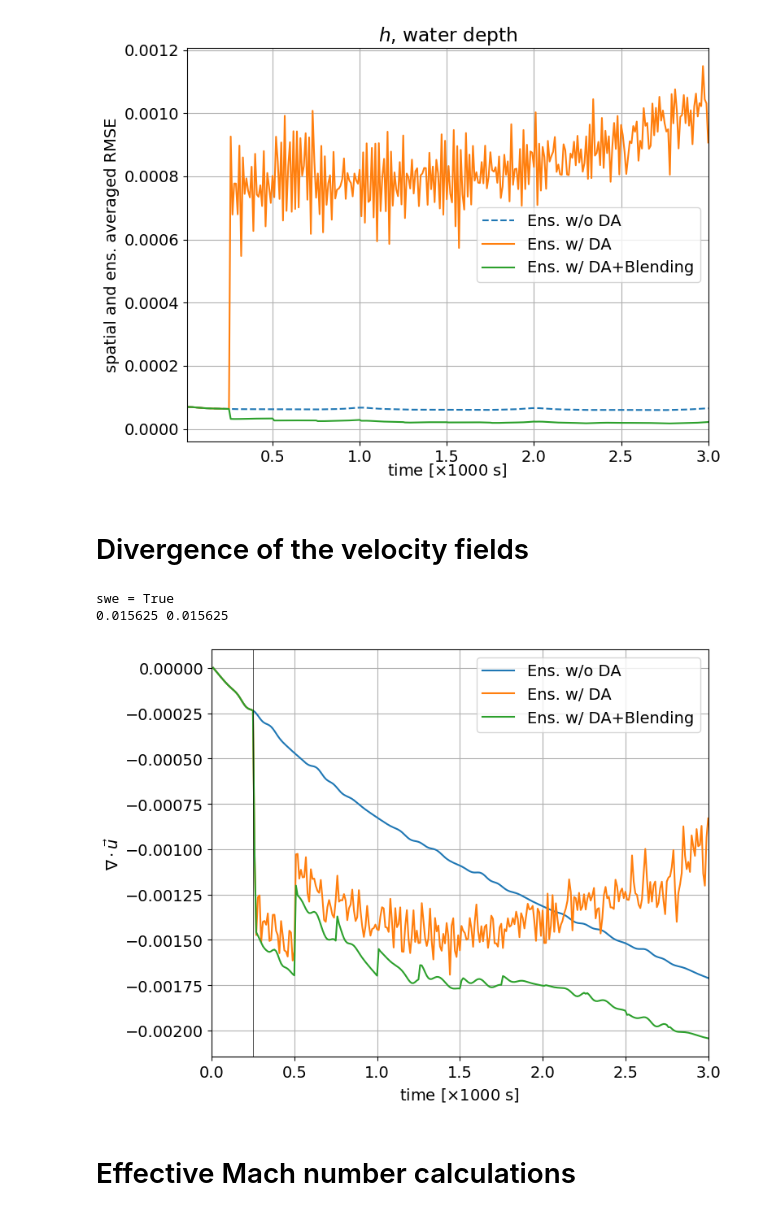
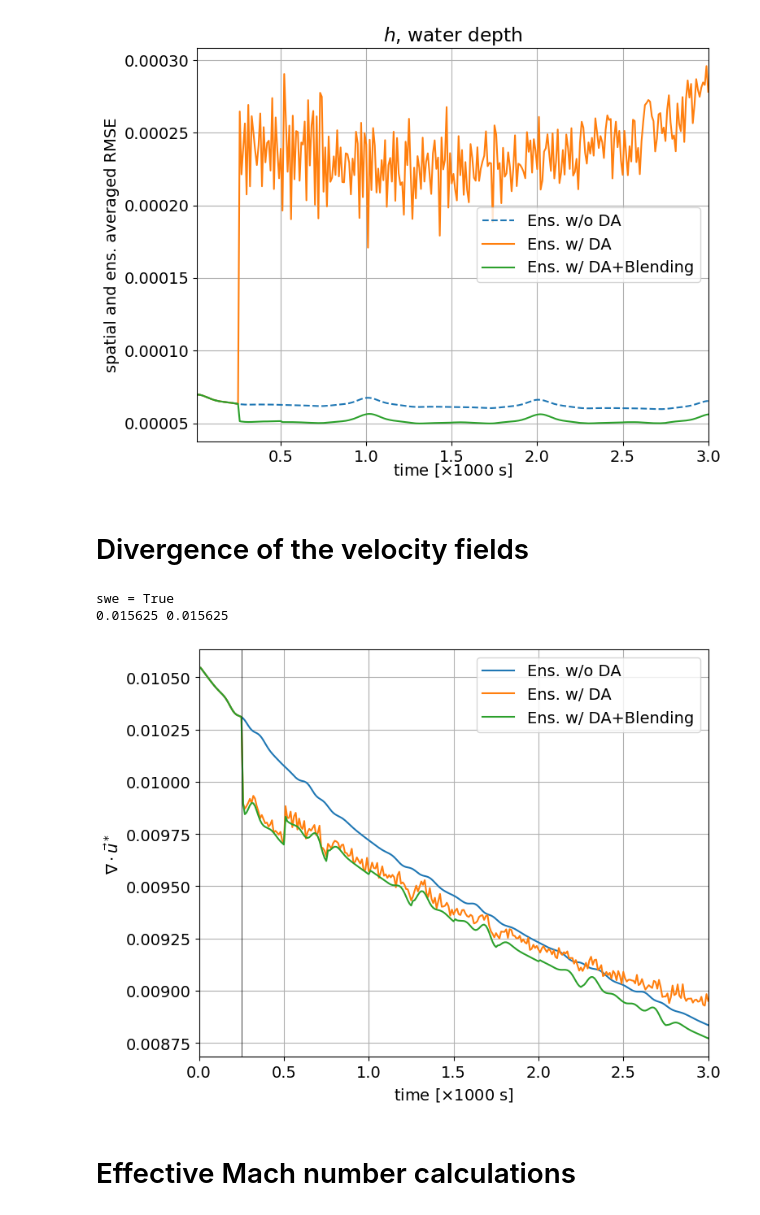
Before and after one commit to ray-chew/pyBELLA, a Jupyter notebook: visualiser_debugger/scale_analysis.ipynb, the cells around one changed output. Cells and saved outputs as stored; diff of their text form; code cells hidden in the pictures.

```diff
--- a/visualiser_debugger/scale_analysis.ipynb
+++ b/visualiser_debugger/scale_analysis.ipynb
@@ -90,7 +90,8 @@ for i,attribute in enumerate(attributes):
     gt = 'n' if attribute == 'p2_nodes' else 'c'
 
     if swe:
-        ens_noda_suffix = 'pp_tra_ip_nonorm_ib-0'
+#         ens_noda_suffix = 'pp_tra_ip_nonorm_ib-0'
+        ens_noda_suffix = 'noda_ib-0'
     else:
         ens_noda_suffix = 'debug_%s_noda_ib-0' %typ
     ens_noda_label = 'Ens. w/o DA'
@@ -99,7 +100,8 @@ for i,attribute in enumerate(attributes):
     obs_attrs = 'rhou_rhow' if swe else 'rhou_rhov'
     tags = 's10p'
     if swe:
-        ens_1_suffix = 'wdawloc_%s_debug_letkf_%s_ib-0' %(obs_attrs,tags)
+#         ens_1_suffix = 'wdawloc_%s_debug_letkf_%s_ib-0' %(obs_attrs,tags)
+        ens_1_suffix = 'wdawloc_%s_wda_ib-0' %(obs_attrs)
     else:
         ens_1_suffix = 'wdawloc_%s_debug_%s_%s_ib-0' %(obs_attrs,typ, tags)
     ens_1_label = r'EnDA'
@@ -186,10 +188,10 @@ for i,attribute in enumerate(attributes):
 #     prt.prtt('plt')
 
 plt.tight_layout()
-plt.savefig('rmse_P_avg_swe.pdf')
+plt.savefig('./output/rmse_P_avg_swe.pdf')
 plt.show()
 # %% [output]
-[figure, old version]
+[figure, new version]
 # %% [markdown]
 # Divergence of the velocity fields
 # %%
@@ -235,6 +237,8 @@ print("swe =", swe)
 if swe:
     sfx0 = 'wdawloc_rhou_rhow_debug_letkf_s10p_ib-0'
     sfx_ref = 'pp_tra_ip_nonorm_ib-0'
+    sfx_ref = 'noda_ib-0'
+    sfx0 = 'wdawloc_%s_wda_ib-0' %(obs_attrs)
 else:
     typ = 'pos'
     sfx0 = 'wdawloc_rhou_rhov_pp_tra_ip_nonorm_ib-0'
@@ -371,36 +375,36 @@ for bb,ens in enumerate(enses):
 
 t_axs = times
 
 import matplotlib.pyplot as plt
 
 barPu00 = barPu[0][0]
-# barPu00 = 0.0
+barPu00 = 0.0
 
 plt.figure(figsize=(8,6))
 
 plt.plot(t_axs, barPu[0] - barPu00, label=r'Ens. w/o DA')
 plt.plot(t_axs, barPu[1] - barPu00, label=r'Ens. w/ DA')
 plt.plot(t_axs, barPu[2] - barPu00, label=r'Ens. w/ DA+Blending')
 plt.axvline(0.25, c='k', lw=0.5)
 
 if swe:
     plt.xlabel(r'time [$\times 1000$ s]', labelpad=5)
     plt.ylabel(r'$\nabla \cdot \vec{u}^*$')
 else:
     plt.xlabel(r'time $[\times 100s]$')
     plt.ylabel(r'$\bar{p}^*$')
 plt.xlim([0.0,3.0])
 plt.legend()
 plt.grid()
 plt.tight_layout()
 typ = 'pos' if 'pos' in sfx0 else 'neg'
 # plt.savefig('barP_%s.pdf' %typ,bbox_inches='tight')
-plt.savefig('bar_P_swe.pdf')
+plt.savefig('./output/bar_P_swe.pdf')
 plt.show()
 # %% [output]
 swe = True
 0.015625 0.015625
-[figure, old version]
+[figure, new version]
 # %% [markdown]
 # Effective Mach number calculations
 # %%
```
Also changed, not shown: 1 other file.
